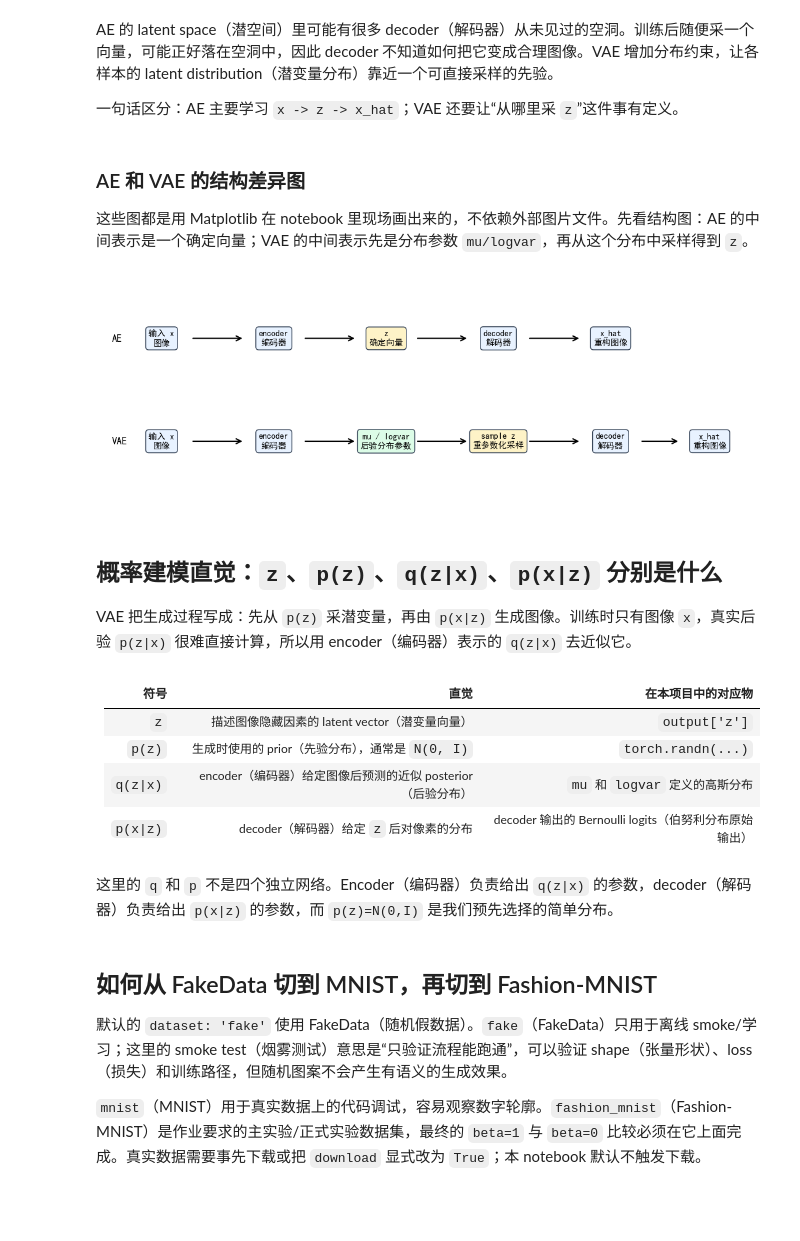
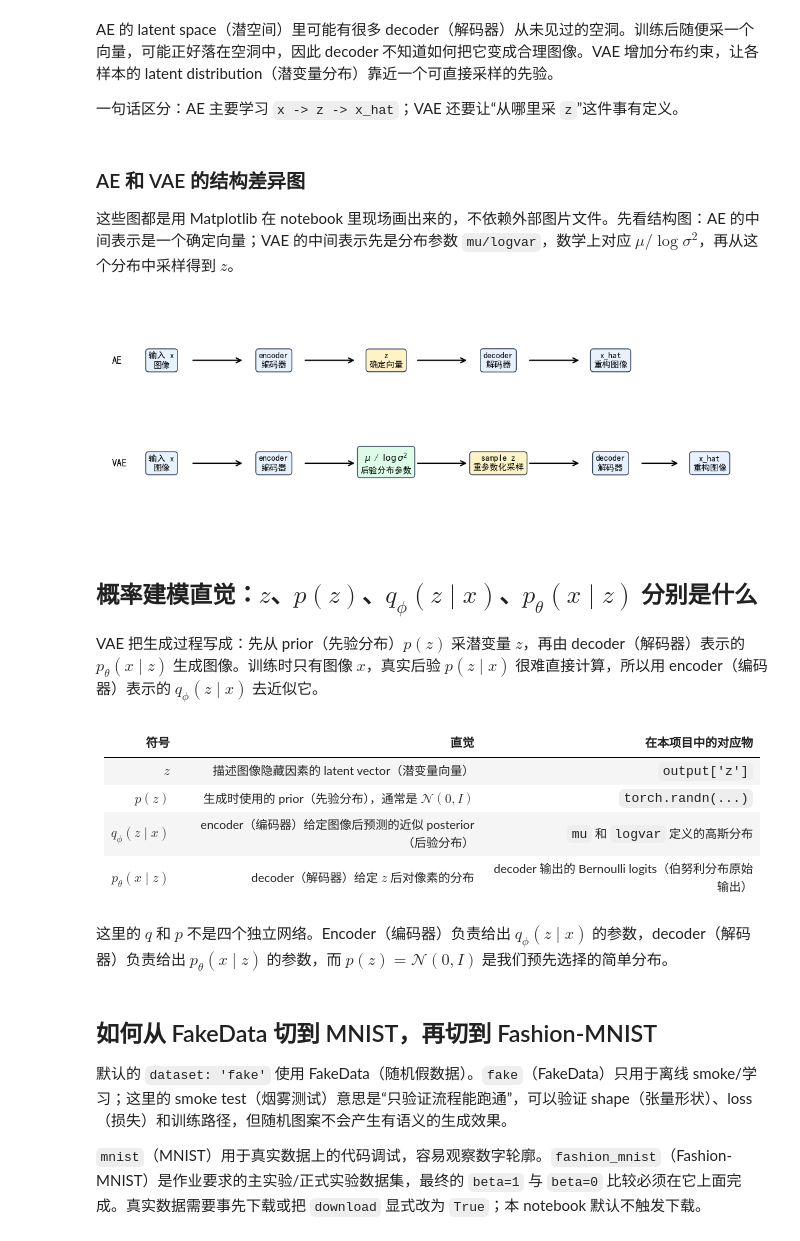
Before and after one commit to HinataAsahi/ZJU_ZJUI_VAE_assessment, a Jupyter notebook: notebooks/01_vae_basics.ipynb, the cells around one changed output. Cells and saved outputs as stored; diff of their text form; code cells hidden in the pictures; blank space fills up the shorter version.

Commit message:
docs: render notebook math with LaTeX

```diff
--- a/notebooks/01_vae_basics.ipynb
+++ b/notebooks/01_vae_basics.ipynb
@@ -74,7 +74,7 @@ AE 的 latent space（潜空间）里可能有很多 decoder（解码器）从
 # %% [markdown]
 ### AE 和 VAE 的结构差异图
 
-这些图都是用 Matplotlib 在 notebook 里现场画出来的，不依赖外部图片文件。先看结构图：AE 的中间表示是一个确定向量；VAE 的中间表示先是分布参数 `mu/logvar`，再从这个分布中采样得到 `z`。
+这些图都是用 Matplotlib 在 notebook 里现场画出来的，不依赖外部图片文件。先看结构图：AE 的中间表示是一个确定向量；VAE 的中间表示先是分布参数 `mu/logvar`，数学上对应 $\mu/\log\sigma^2$，再从这个分布中采样得到 $z$。
 # %%
 def draw_box(ax, x, y, text, facecolor='#E8F2FF'):
     ax.text(
@@ -93,48 +93,48 @@ def draw_arrow(ax, start, end):
 plt.close('all')
 fig, ax = plt.subplots(figsize=(11, 4))
 ax.set_xlim(0, 10)
 ax.set_ylim(0, 4)
 ax.axis('off')
 
 # 上半部分：普通 AE 的路径，只有一个确定的中间向量 z。
 draw_box(ax, 0.9, 3.0, '输入 x\n图像')
 draw_box(ax, 2.6, 3.0, 'encoder\n编码器')
 draw_box(ax, 4.3, 3.0, 'z\n确定向量', '#FEF3C7')
 draw_box(ax, 6.0, 3.0, 'decoder\n解码器')
 draw_box(ax, 7.7, 3.0, 'x_hat\n重构图像')
 
 # 下半部分：VAE 的路径，先预测分布参数，再采样出 z。
 draw_box(ax, 0.9, 1.2, '输入 x\n图像')
 draw_box(ax, 2.6, 1.2, 'encoder\n编码器')
-draw_box(ax, 4.3, 1.2, 'mu / logvar\n后验分布参数', '#DCFCE7')
+draw_box(ax, 4.3, 1.2, '$\\mu$ / $\\log\\sigma^2$\n后验分布参数', '#DCFCE7')
 draw_box(ax, 6.0, 1.2, 'sample z\n重参数化采样', '#FEF3C7')
 draw_box(ax, 7.7, 1.2, 'decoder\n解码器')
 draw_box(ax, 9.2, 1.2, 'x_hat\n重构图像')
 
 for y, xs in [(3.0, [0.9, 2.6, 4.3, 6.0, 7.7]), (1.2, [0.9, 2.6, 4.3, 6.0, 7.7, 9.2])]:
     for left, right in zip(xs, xs[1:]):
         draw_arrow(ax, (left + 0.45, y), (right - 0.45, y))
 
 ax.text(0.15, 3.0, 'AE', fontsize=12, fontweight='bold', va='center')
 ax.text(0.15, 1.2, 'VAE', fontsize=12, fontweight='bold', va='center')
 plt.tight_layout()
 plt.show()
 plt.close(fig)
 # %% [output]
-[figure, old version]
+[figure, new version]
 # %% [markdown]
-## 概率建模直觉：`z`、`p(z)`、`q(z|x)`、`p(x|z)` 分别是什么
+## 概率建模直觉：$z$、$p(z)$、$q_\phi(z\mid x)$、$p_\theta(x\mid z)$ 分别是什么
 
-VAE 把生成过程写成：先从 `p(z)` 采潜变量，再由 `p(x|z)` 生成图像。训练时只有图像 `x`，真实后验 `p(z|x)` 很难直接计算，所以用 encoder（编码器）表示的 `q(z|x)` 去近似它。
+VAE 把生成过程写成：先从 prior（先验分布）$p(z)$ 采潜变量 $z$，再由 decoder（解码器）表示的 $p_\theta(x\mid z)$ 生成图像。训练时只有图像 $x$，真实后验 $p(z\mid x)$ 很难直接计算，所以用 encoder（编码器）表示的 $q_\phi(z\mid x)$ 去近似它。
 # %% [markdown]
 | 符号 | 直觉 | 在本项目中的对应物 |
 | --- | --- | --- |
-| `z` | 描述图像隐藏因素的 latent vector（潜变量向量） | `output['z']` |
-| `p(z)` | 生成时使用的 prior（先验分布），通常是 `N(0, I)` | `torch.randn(...)` |
-| `q(z\|x)` | encoder（编码器）给定图像后预测的近似 posterior（后验分布） | `mu` 和 `logvar` 定义的高斯分布 |
-| `p(x\|z)` | decoder（解码器）给定 `z` 后对像素的分布 | decoder 输出的 Bernoulli logits（伯努利分布原始输出） |
+| $z$ | 描述图像隐藏因素的 latent vector（潜变量向量） | `output['z']` |
+| $p(z)$ | 生成时使用的 prior（先验分布），通常是 $\mathcal{N}(0,I)$ | `torch.randn(...)` |
+| $q_\phi(z\mid x)$ | encoder（编码器）给定图像后预测的近似 posterior（后验分布） | `mu` 和 `logvar` 定义的高斯分布 |
+| $p_\theta(x\mid z)$ | decoder（解码器）给定 $z$ 后对像素的分布 | decoder 输出的 Bernoulli logits（伯努利分布原始输出） |
 # %% [markdown]
-这里的 `q` 和 `p` 不是四个独立网络。Encoder（编码器）负责给出 `q(z|x)` 的参数，decoder（解码器）负责给出 `p(x|z)` 的参数，而 `p(z)=N(0,I)` 是我们预先选择的简单分布。
+这里的 $q$ 和 $p$ 不是四个独立网络。Encoder（编码器）负责给出 $q_\phi(z\mid x)$ 的参数，decoder（解码器）负责给出 $p_\theta(x\mid z)$ 的参数，而 $p(z)=\mathcal{N}(0,I)$ 是我们预先选择的简单分布。
 # %% [markdown]
 ## 如何从 FakeData 切到 MNIST，再切到 Fashion-MNIST
 
```
Also changed, not shown: parts of 16 cells of this notebook, 2 other files.
